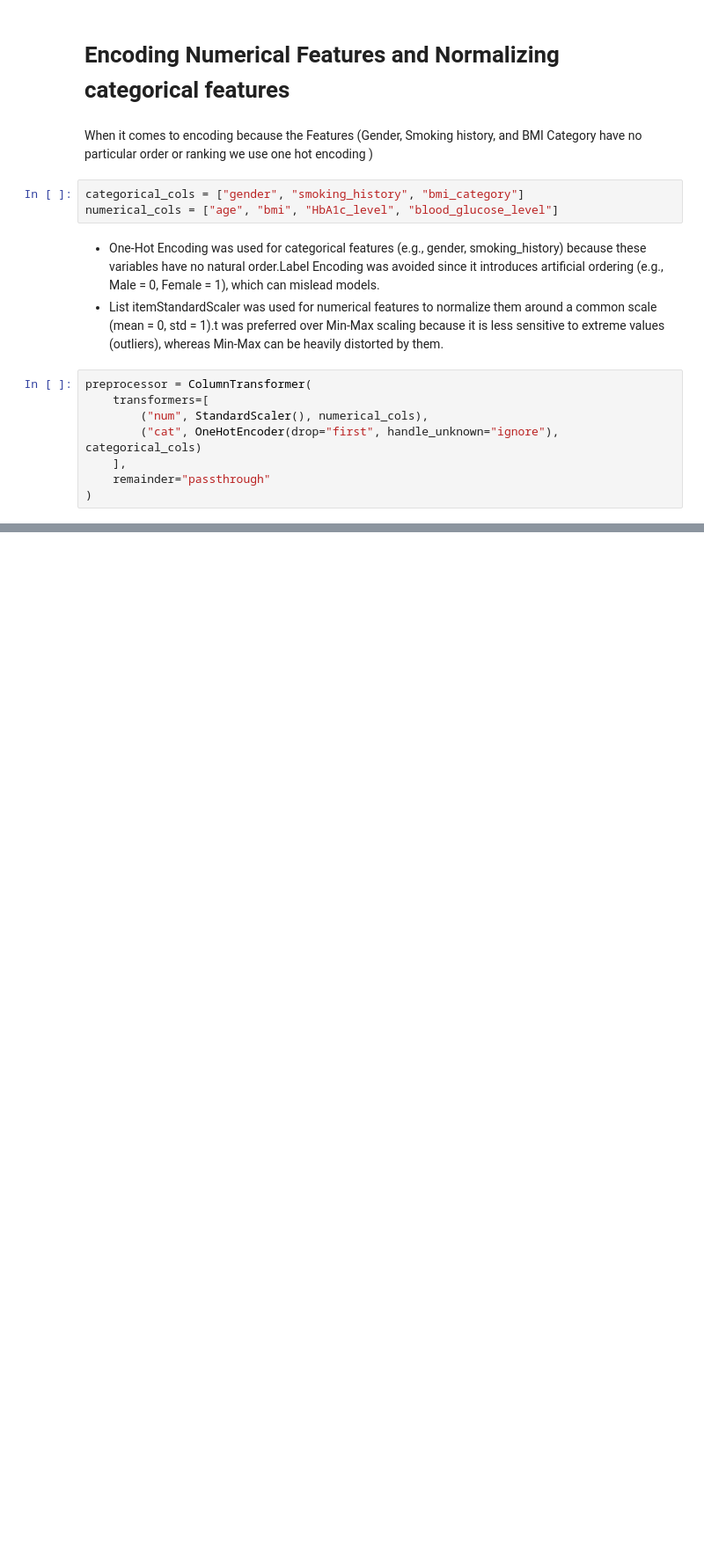
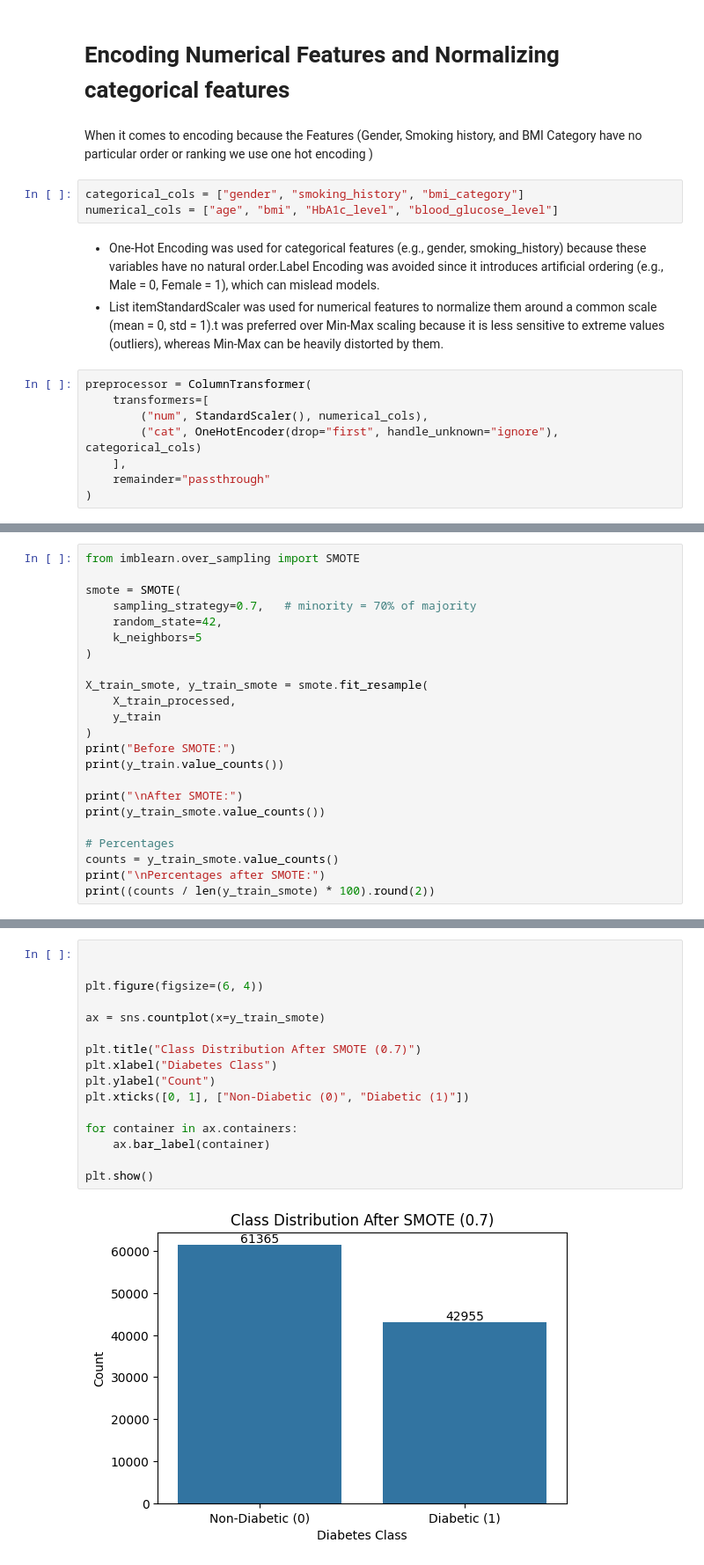
Before and after one commit to mohamedelziat50/Diabetes-Disease-Classification-MIU, a Jupyter notebook: Diabetes_Classification.ipynb, the cells around one changed output, grey strips where cells are left out. Shown at 88% size. Saved outputs shown, nothing was run; the diff lists cells and outputs as text; blank space fills up the shorter version.

```diff
--- a/Diabetes_Classification.ipynb
+++ b/Diabetes_Classification.ipynb
@@ -546,0 +599,23 @@ preprocessor = ColumnTransformer(
+# %%
+from imblearn.over_sampling import SMOTE
+
+smote = SMOTE(
+    sampling_strategy=0.7,   # minority = 70% of majority
+    random_state=42,
+    k_neighbors=5
+)
+
+X_train_smote, y_train_smote = smote.fit_resample(
+    X_train_processed,
+    y_train
+)
+print("Before SMOTE:")
+print(y_train.value_counts())
+
+print("\nAfter SMOTE:")
+print(y_train_smote.value_counts())
+
+# Percentages
+counts = y_train_smote.value_counts()
+print("\nPercentages after SMOTE:")
+print((counts / len(y_train_smote) * 100).round(2))
@@ -546,0 +640,18 @@ preprocessor = ColumnTransformer(
+# %%
+
+
+plt.figure(figsize=(6, 4))
+
+ax = sns.countplot(x=y_train_smote)
+
+plt.title("Class Distribution After SMOTE (0.7)")
+plt.xlabel("Diabetes Class")
+plt.ylabel("Count")
+plt.xticks([0, 1], ["Non-Diabetic (0)", "Diabetic (1)"])
+
+for container in ax.containers:
+    ax.bar_label(container)
+
+plt.show()
+# %% [output]
+[figure, added]
```
Also changed, not shown: parts of 8 cells of this notebook.
